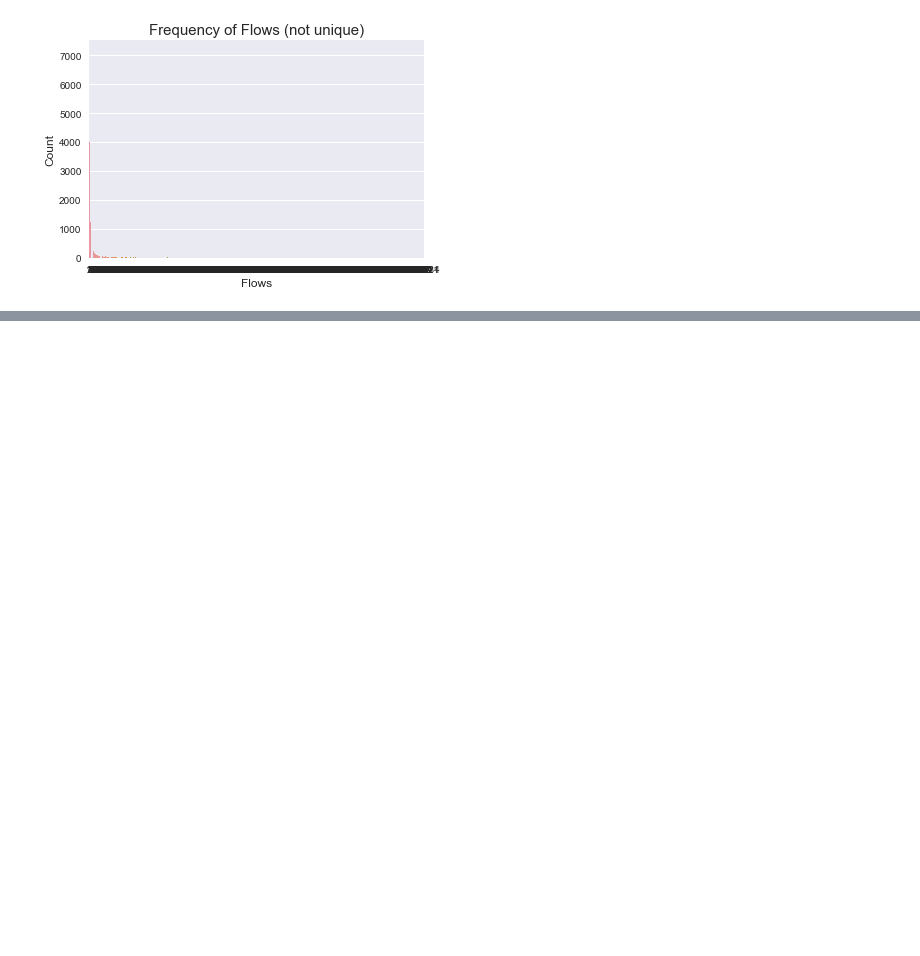
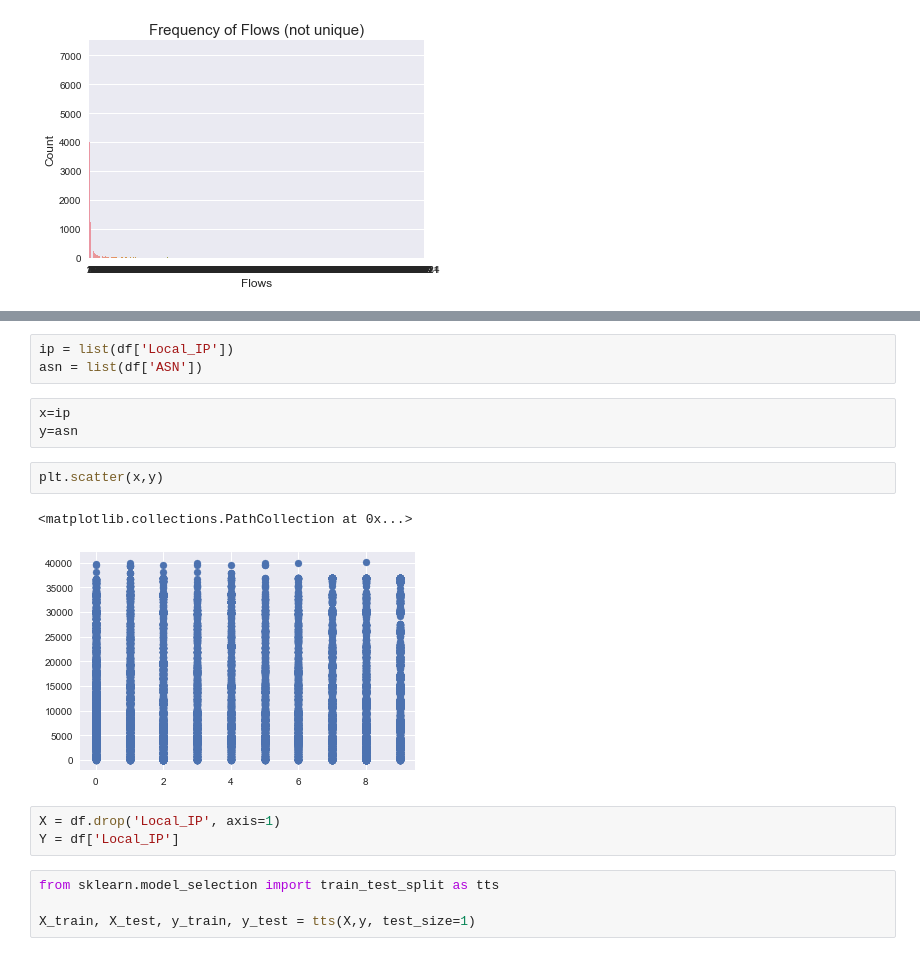
Before and after one commit to astarr8181/bot_net, a Jupyter notebook: bot_net_explore.ipynb, the cells around one changed output, grey strips where cells are left out. Drawn from its saved outputs; the diff is of its cells as text; blank space fills up the shorter version.

```diff
--- a/bot_net_explore.ipynb
+++ b/bot_net_explore.ipynb
@@ -87,0 +102,18 @@ for column in list_columns:
+# %%
+ip = list(df['Local_IP'])
+asn = list(df['ASN'])
+# %%
+x=ip
+y=asn
+# %%
+plt.scatter(x,y)
+# %% [output]
+<matplotlib.collections.PathCollection at 0x...>
+[figure, added]
+# %%
+X = df.drop('Local_IP', axis=1)
+Y = df['Local_IP']
+# %%
+from sklearn.model_selection import train_test_split as tts
+
+X_train, X_test, y_train, y_test = tts(X,y, test_size=1)
```
Also changed, not shown: parts of 10 cells of this notebook.
